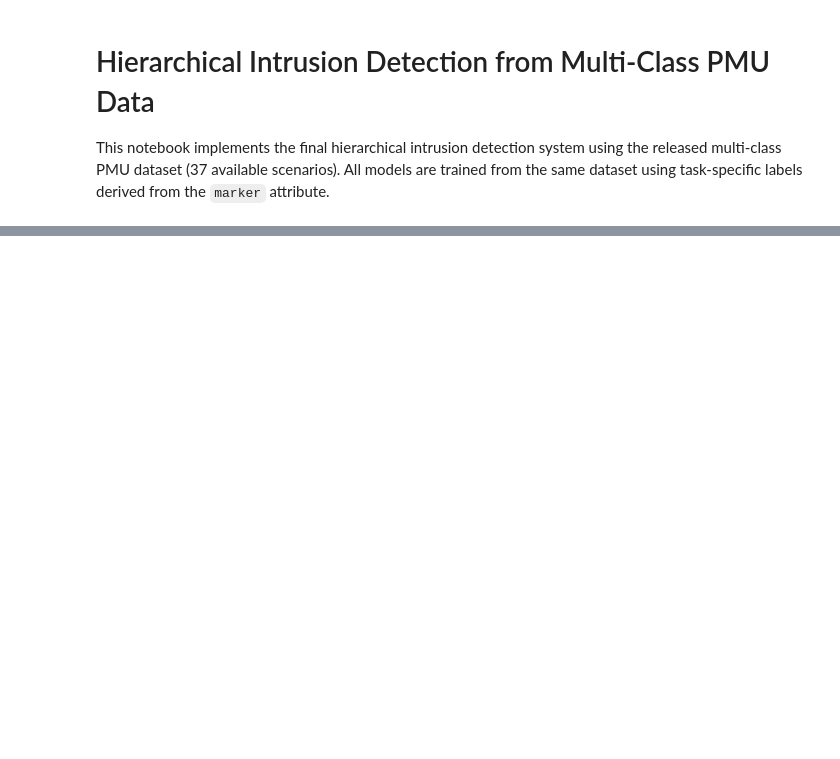
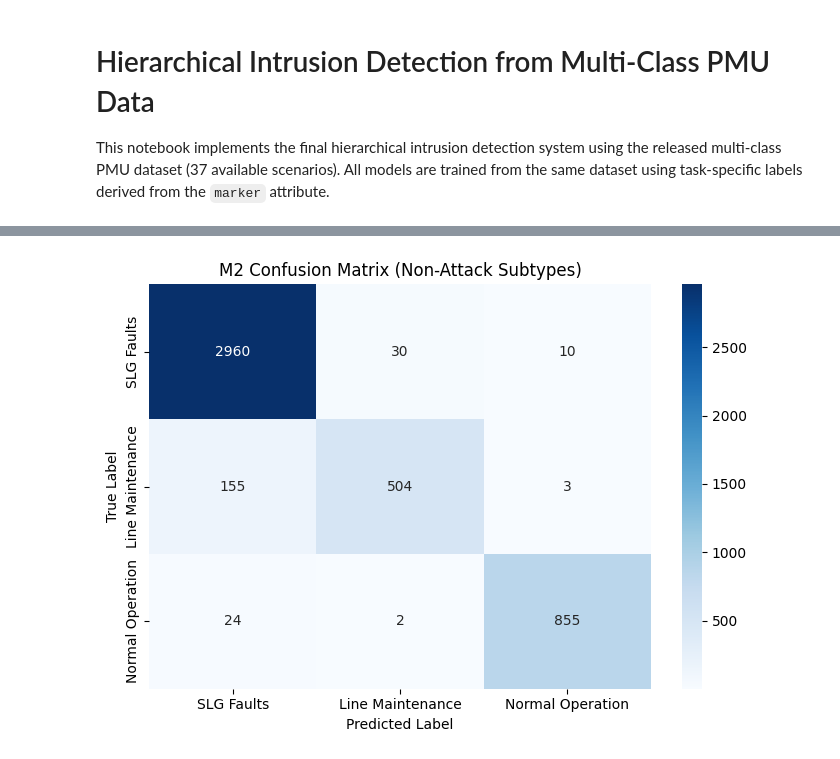
Before and after one commit to Heyyouchao/FYP, a Jupyter notebook: notebook/hierarchical_training_from_multiclass_full_features.ipynb, the cells around one changed output, grey strips where cells are left out. Cells and saved outputs as stored; diff of their text form; code cells hidden in the pictures; blank space fills up the shorter version.

```diff
--- a/notebook/hierarchical_training_from_multiclass_full_features.ipynb
+++ b/notebook/hierarchical_training_from_multiclass_full_features.ipynb
@@ -741,0 +360,76 @@ M6 Classification Report:
+# %%
+# ============================================================
+# Section 6 — Train M2 (Non-Attack Physical Families)
+# ============================================================
+# ------------------------------------------------------------
+# Prepare M2 dataset (non-attack samples only)
+# ------------------------------------------------------------
+df_M2 = df[df["marker"].isin(NON_ATTACK_IDS)].copy()
+print("M2 dataset size:", df_M2.shape)
+
+X_M2 = df_M2[FEATURE_COLS]
+y_M2 = df_M2["marker"].apply(map_M2)
+
+# Sanity check
+assert y_M2.isna().sum() == 0, "❌ Unmapped labels in M2"
+
+print("\nM2 class distribution:")
+print(y_M2.value_counts().sort_index())
+
+# ------------------------------------------------------------
+# Train / Test split (80 / 20)
+# ------------------------------------------------------------
+X_train_M2, X_test_M2, y_train_M2, y_test_M2 = train_test_split(
+    X_M2,
+    y_M2,
+    test_size=0.20,
+    random_state=42,
+    stratify=y_M2
+)
+
+# ------------------------------------------------------------
+# Train Random Forest (no calibration)
+# ------------------------------------------------------------
+M2 = RandomForestClassifier(
+    n_estimators=300,
+    max_depth=None,
+    min_samples_leaf=2,
+    class_weight="balanced",
+    random_state=42,
+    n_jobs=-1
+)
+
+M2.fit(X_train_M2, y_train_M2)
+
+print("✅ M2 training complete")
+
+# ------------------------------------------------------------
+# Evaluate M2 (test set only — reporting)
+# ------------------------------------------------------------
+y_test_pred_M2 = M2.predict(X_test_M2)
+
+print("\nM2 Classification Report:")
+print(classification_report(
+    y_test_M2,
+    y_test_pred_M2,
+    target_names=[
+        "SLG Faults",
+        "Line Maintenance",
+        "Normal Operation"
+    ]
+))
+
+# ------------------------------------------------------------
+# Confusion Matrix (using shared utility)
+# ------------------------------------------------------------
+plot_confusion_matrix(
+    y_true=y_test_M2,
+    y_pred=y_test_pred_M2,
+    class_names=[
+        "SLG Faults",
+        "Line Maintenance",
+        "Normal Operation"
+    ],
+    title="M2 Confusion Matrix (Non-Attack Subtypes)"
+)
+# %% [output]
@@ -741,0 +456 @@ M6 Classification Report:
+[figure, added]
```
Also changed, not shown: parts of 46 cells of this notebook, 16 other files.
